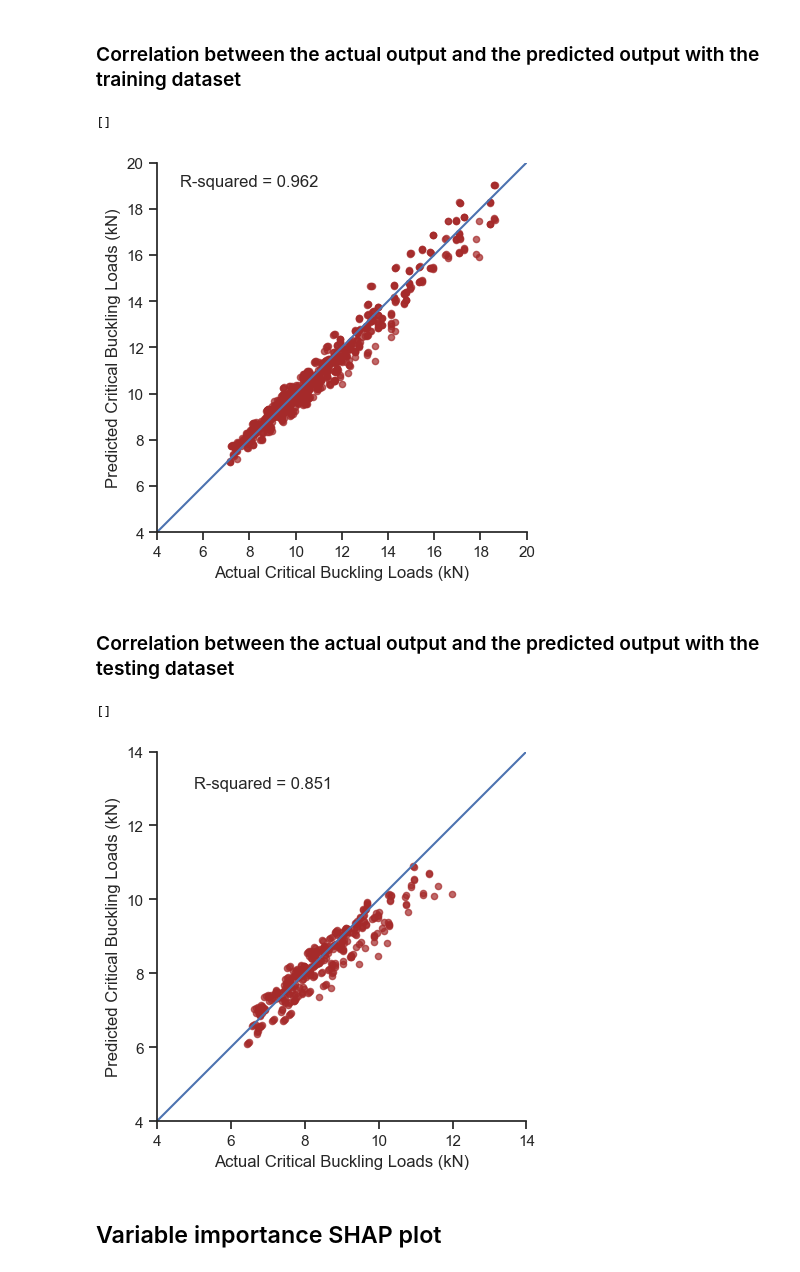
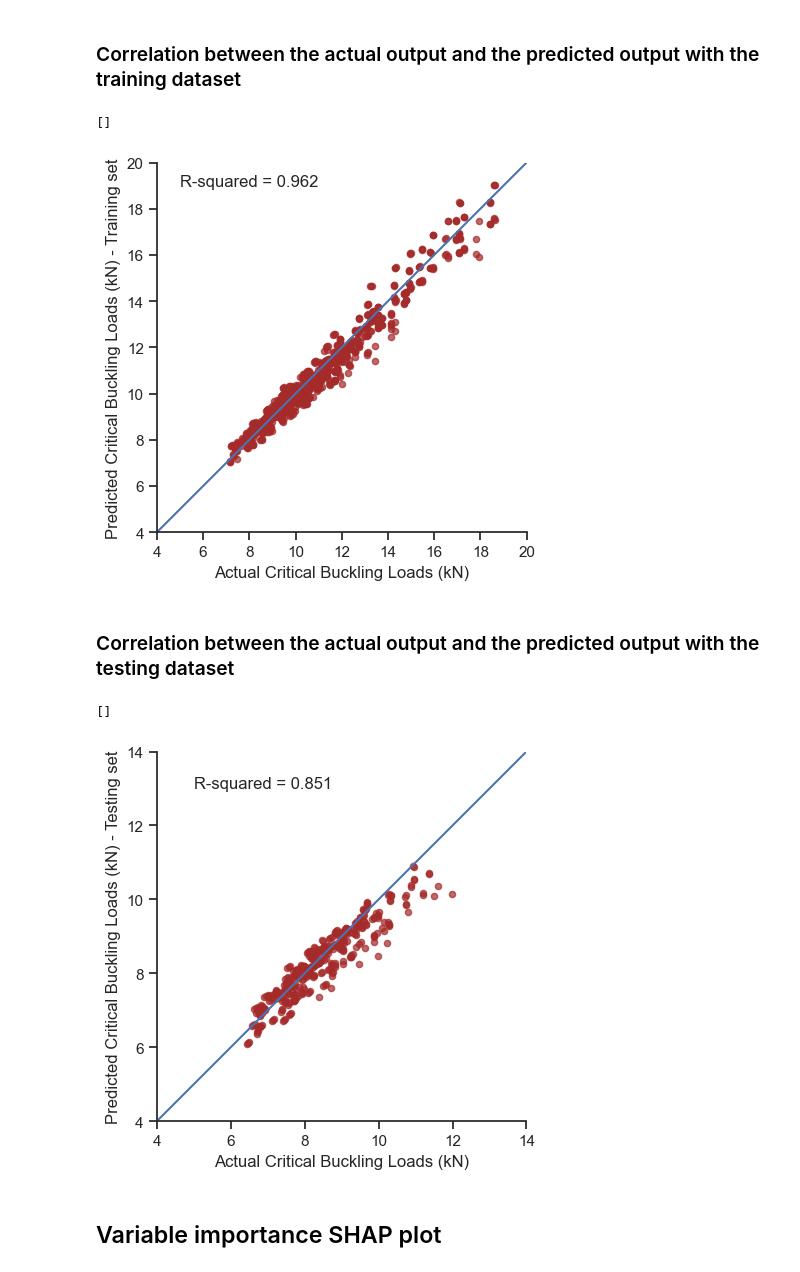
Before and after one commit to yongcheng6699/ML_Buckling_ANN_DNN, a Jupyter notebook: Buckling_ANN_1HL_TTS.ipynb, the cells around one changed output. Cells and saved outputs as stored; diff of their text form; code cells hidden in the pictures.

```diff
--- a/Buckling_ANN_1HL_TTS.ipynb
+++ b/Buckling_ANN_1HL_TTS.ipynb
@@ -166,19 +166,18 @@ plot_mae(history.history["mae"], history.history["val_mae"])
 # %%
 custom_params = {"axes.spines.right": False, "axes.spines.top": False}
 sns.set_theme(style="ticks", rc=custom_params)
 a = plt.axes(aspect='equal')
 plt.scatter(y_train, train_pred, s = 20, alpha=0.7, c = 'brown')
 plt.xlabel('Actual Critical Buckling Loads (kN)')
-plt.ylabel('Predicted Critical Buckling Loads (kN)')
+plt.ylabel('Predicted Critical Buckling Loads (kN) - Training set')
 plt.annotate("R-squared = {:.3f}".format(r2_score(y_train, train_pred)), (5, 19))
 plt.xlim([4, 20])
 plt.ylim([4, 20])
 plt.plot([4, 20], [4, 20])
 plt.plot()
-#plt.savefig('testing1.png')
 # %% [output]
 []
-[figure, old version]
+[figure, new version]
 # %% [markdown]
 ### Correlation between the actual output and the predicted output with the testing dataset
 # %%
@@ -187,7 +186,7 @@ sns.set_theme(style="ticks", rc=custom_params)
 a = plt.axes(aspect='equal')
 plt.scatter(y_test, test_pred, s = 20, alpha=0.7, c = 'brown')
 plt.xlabel('Actual Critical Buckling Loads (kN)')
-plt.ylabel('Predicted Critical Buckling Loads (kN)')
+plt.ylabel('Predicted Critical Buckling Loads (kN) - Testing set')
 plt.annotate("R-squared = {:.3f}".format(r2_score(y_test, test_pred)), (5, 13))
 plt.xlim([4, 14])
 plt.ylim([4, 14])
@@ -195,7 +194,7 @@ plt.plot([4, 14], [4, 14])
 plt.plot()
 # %% [output]
 []
-[figure, old version]
+[figure, new version]
 # %% [markdown]
 ## Variable importance SHAP plot
 # %%
```
Also changed, not shown: parts of 2 cells of this notebook, 8 other files.
